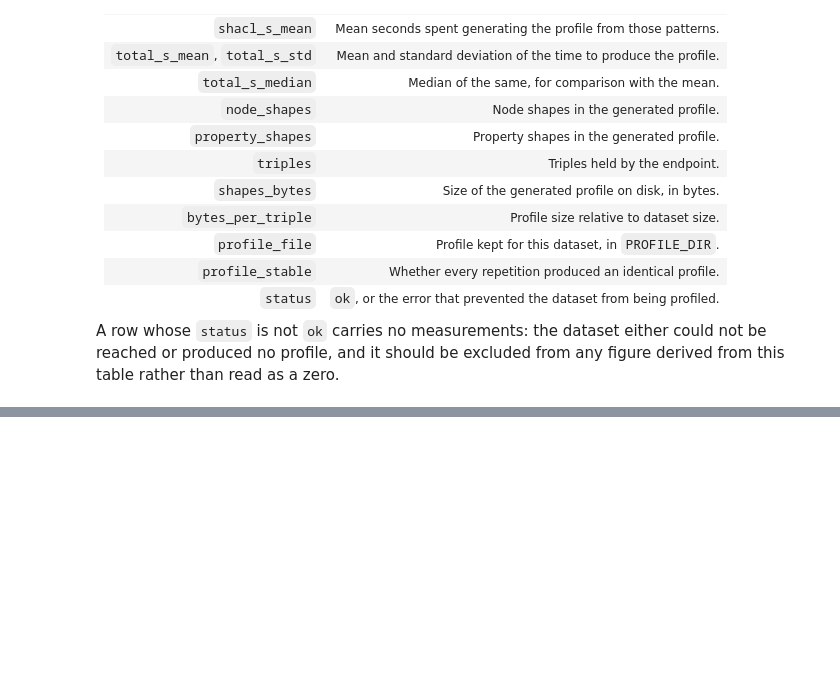
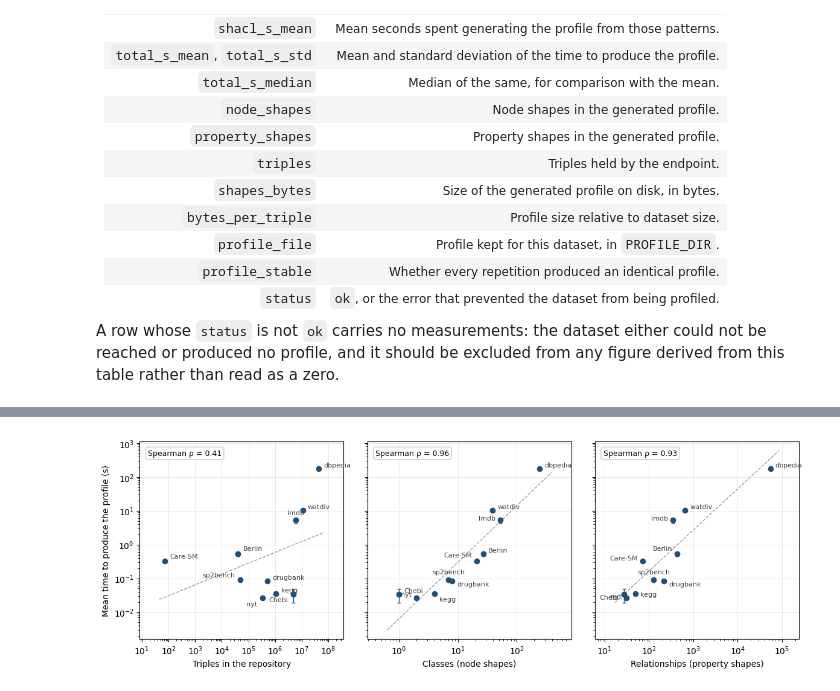
Before and after one commit to Acb897/PhD_Thesis_Benchmarks, a Jupyter notebook: NILE Benchmarks/Benchmarks.ipynb, the cells around one changed output, grey strips where cells are left out. Saved outputs shown, nothing was run; the diff lists cells and outputs as text; code cells hidden in the pictures; blank space fills up the shorter version.

```diff
--- a/NILE Benchmarks/Benchmarks.ipynb
+++ b/NILE Benchmarks/Benchmarks.ipynb
@@ -530,0 +560,90 @@ Saved to profile_benchmarks.csv (summary) and profile_runs.csv (per run)
+# %%
+# ------------------------------------------------------
+# Figure: indexing time against dataset size and structure
+# ------------------------------------------------------
+import matplotlib.pyplot as plt
+import numpy as np
+
+FIGURE_FILE = "sphinx_indexing_time"  # written as .pdf and .png
+
+data = benchmarks[benchmarks["status"].fillna("ok") == "ok"].dropna(
+    subset=["total_s_mean", "triples", "node_shapes", "property_shapes"])
+
+panels = [
+    ("triples", "Triples in the repository"),
+    ("node_shapes", "Classes (node shapes)"),
+    ("property_shapes", "Relationships (property shapes)"),
+]
+
+# Label placement, in points, per dataset; keeps neighbouring labels apart.
+LABEL_OFFSET = {
+    "triples": {"Care-SM": (6, 4), "Berlin": (6, 4), "sp2bench": (-6, 3),
+                "lmdb": (0, 7), "drugbank": (6, 2), "nyt": (-6, -9),
+                "kegg": (6, 2), "Chebi": (-6, -9)},
+    "node_shapes": {"Chebi": (6, 2), "nyt": (-6, 2), "kegg": (6, -9),
+                    "lmdb": (-6, 0), "drugbank": (6, -6), "sp2bench": (0, 7),
+                    "Care-SM": (-6, 5), "Berlin": (6, 2)},
+    "property_shapes": {"lmdb": (-6, 0), "Chebi": (-6, -6), "nyt": (-6, 0),
+                        "kegg": (6, -3), "sp2bench": (0, 7), "drugbank": (6, -6),
+                        "Care-SM": (-6, 2), "Berlin": (-6, 4)},
+}
+
+
+def alignment(dx):
+    return "right" if dx < 0 else "left" if dx > 0 else "center"
+
+
+def spearman(x, y):
+    """Spearman's rho, with a p-value when scipy is available."""
+    rho = x.rank().corr(y.rank())
+    try:
+        from scipy.stats import spearmanr
+        return rho, spearmanr(x, y).pvalue
+    except ImportError:
+        return rho, None
+
+
+fig, axes = plt.subplots(1, 3, figsize=(12, 4.1), sharey=True)
+y = data["total_s_mean"]
+
+for ax, (column, xlabel) in zip(axes, panels):
+    x = data[column].astype(float)
+
+    # Least-squares trend in log-log space, for reference only.
+    slope, intercept = np.polyfit(np.log10(x), np.log10(y), 1)
+    xs = np.logspace(np.log10(x.min()) - 0.2, np.log10(x.max()) + 0.2, 50)
+    ax.plot(xs, 10 ** (intercept + slope * np.log10(xs)),
+            ls="--", lw=1, color="0.6", zorder=1)
+
+    ax.errorbar(x, y, yerr=data["total_s_std"], fmt="o", ms=6,
+                color="#1f4e79", ecolor="#1f4e79", elinewidth=1, capsize=2,
+                zorder=3)
+
+    for _, row in data.iterrows():
+        dx, dy = LABEL_OFFSET[column].get(row["dataset"], (6, 2))
+        ax.annotate(row["dataset"], (row[column], row["total_s_mean"]),
+                    xytext=(dx, dy), textcoords="offset points",
+                    ha=alignment(dx), fontsize=8, color="0.25")
+
+    rho, p = spearman(x, y)
+    stat = f"Spearman ρ = {rho:.2f}" + (f"\n(p {'< 0.001' if p < 0.001 else f'= {p:.3f}'})" if p is not None else "")
+    ax.text(0.04, 0.96, stat, transform=ax.transAxes, va="top", fontsize=9,
+            bbox=dict(boxstyle="round,pad=0.3", fc="white", ec="0.8"))
+
+    ax.set_xscale("log")
+    ax.set_yscale("log")
+    ax.set_xlabel(xlabel)
+    ax.grid(True, which="major", lw=0.4, color="0.85")
+    ax.margins(x=0.12)
+
+axes[0].set_ylabel("Mean time to produce the profile (s)")
+fig.tight_layout()
+fig.savefig(f"{FIGURE_FILE}.pdf", bbox_inches="tight")
+fig.savefig(f"{FIGURE_FILE}.png", dpi=300, bbox_inches="tight")
+plt.show()
+
+for column, _ in panels:
+    rho, p = spearman(data[column].astype(float), y)
+    print(f"{column:>16}: Spearman rho = {rho:+.2f}" + (f", p = {p:.4f}" if p is not None else ""))
+# %% [output]
+[figure, added]
```
Also changed, not shown: parts of 51 cells of this notebook.
